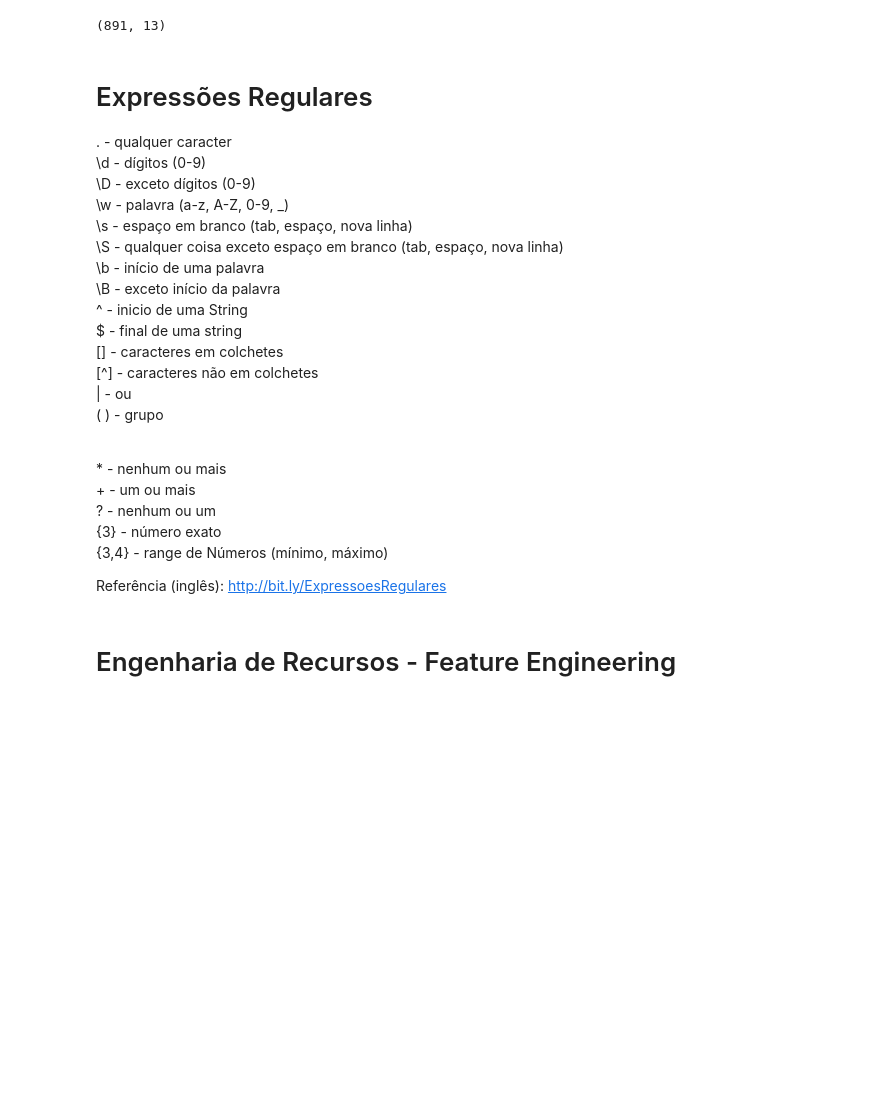
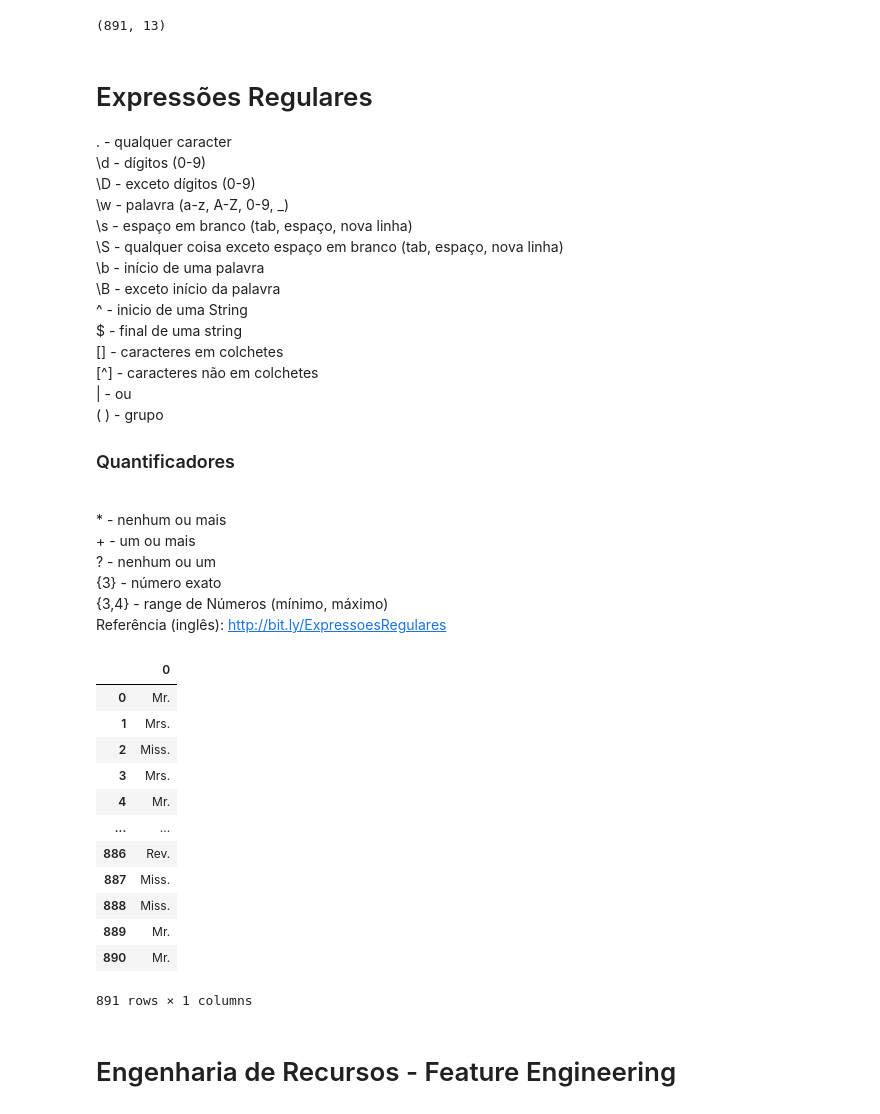
Before and after one commit to lucasabrantes1/studySpace, a Jupyter notebook: Udemy/DataScienceeMachineLearningcomEstatísticaePython/04 - Pandas/Pandas - Vazio.ipynb, the cells around one changed output. Saved outputs shown, nothing was run; the diff lists cells and outputs as text; code cells hidden in the pictures; blank space fills up the shorter version.

```diff
--- a/Udemy/DataScienceeMachineLearningcomEstatísticaePython/04 - Pandas/Pandas - Vazio.ipynb
+++ b/Udemy/DataScienceeMachineLearningcomEstatísticaePython/04 - Pandas/Pandas - Vazio.ipynb
@@ -690,6 +690,7 @@ data.drop('Embarque', axis=1, inplace=True)
 <br>| - ou
 <br>( ) - grupo
 
+<h3>Quantificadores</h3>
 <br>* - nenhum ou mais
 <br>+ - um ou mais
 <br>? - nenhum ou um
@@ -698,6 +699,22 @@ data.drop('Embarque', axis=1, inplace=True)
 
 Referência (inglês):
 http://bit.ly/ExpressoesRegulares
+# %%
+data['Nome'].str.extract('([a-zA-Z]+)\.')
+# %% [output]
+|  | 0 |
+| 0 | Mr. |
+| 1 | Mrs. |
+| 2 | Miss. |
+| 3 | Mrs. |
+| 4 | Mr. |
+| ... | ... |
+| 886 | Rev. |
+| 887 | Miss. |
+| 888 | Miss. |
+| 889 | Mr. |
+| 890 | Mr. |
+891 rows × 1 columns
 # %% [markdown]
 # Engenharia de Recursos - Feature Engineering
 # %% [markdown]
```
